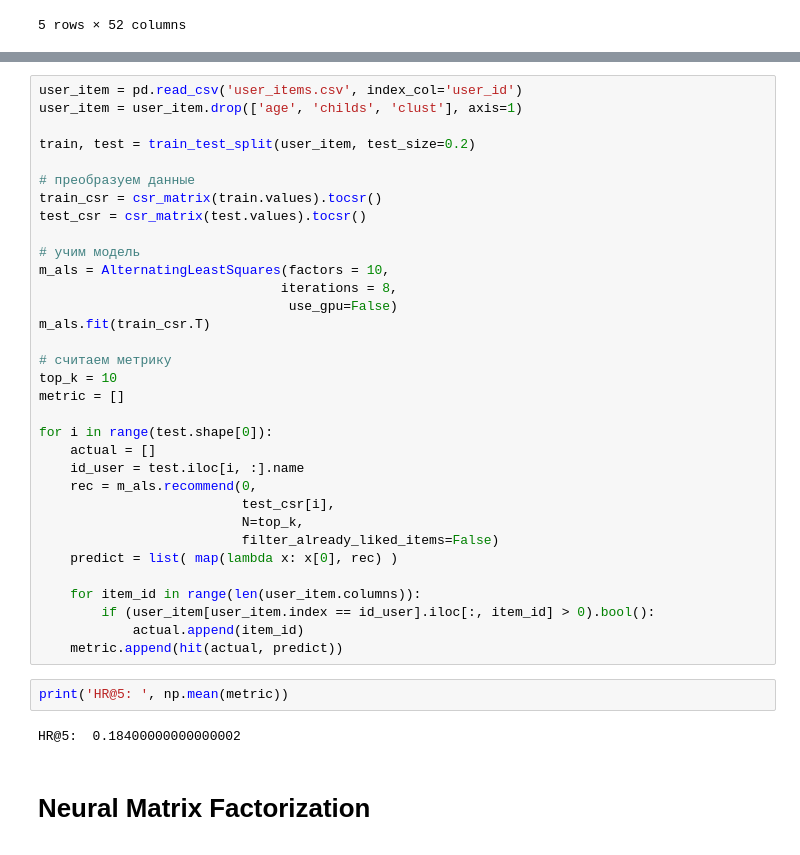
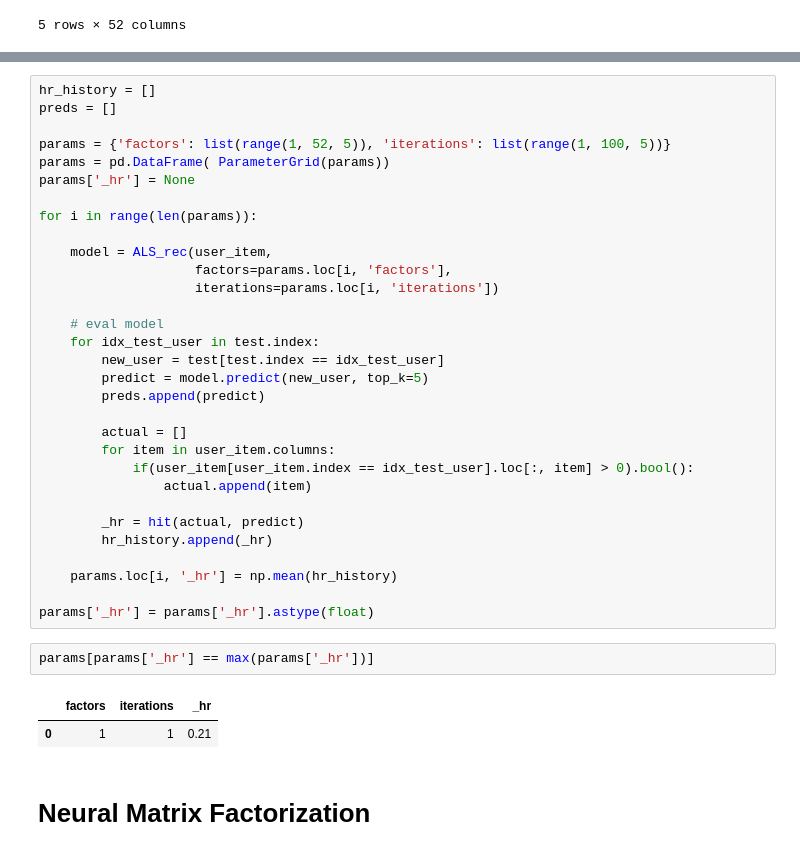
Before and after one commit to not-rdy/trainee, a Jupyter notebook: reports/2/rec_models/rec.ipynb, the cells around one changed output, grey strips where cells are left out. Drawn from its saved outputs; the diff is of its cells as text.

```diff
--- a/reports/2/rec_models/rec.ipynb
+++ b/reports/2/rec_models/rec.ipynb
@@ -717,40 +733,39 @@ WARNING:root:Intel MKL BLAS detected. Its highly recommend to set the environmen
-# %%
-user_item = pd.read_csv('user_items.csv', index_col='user_id')
-user_item = user_item.drop(['age', 'childs', 'clust'], axis=1)
-
-train, test = train_test_split(user_item, test_size=0.2)
-
-# преобразуем данные
-train_csr = csr_matrix(train.values).tocsr()
-test_csr = csr_matrix(test.values).tocsr()
-
-# учим модель
-m_als = AlternatingLeastSquares(factors = 10,
-                               iterations = 8,
-                                use_gpu=False)
-m_als.fit(train_csr.T)
-
-# считаем метрику
-top_k = 10
-metric = []
-
-for i in range(test.shape[0]):
-    actual = []
-    id_user = test.iloc[i, :].name
-    rec = m_als.recommend(0,
-                          test_csr[i],
-                          N=top_k,
-                          filter_already_liked_items=False)
-    predict = list( map(lambda x: x[0], rec) )
-
-    for item_id in range(len(user_item.columns)):
-        if (user_item[user_item.index == id_user].iloc[:, item_id] > 0).bool():
-            actual.append(item_id)
-    metric.append(hit(actual, predict))
-# %%
-print('HR@5: ', np.mean(metric))
-# %% [output]
-HR@5:  0.18400000000000002
+# %%
+hr_history = []
+preds = []
+
+params = {'factors': list(range(1, 52, 5)), 'iterations': list(range(1, 100, 5))}
+params = pd.DataFrame( ParameterGrid(params))
+params['_hr'] = None
+
+for i in range(len(params)):
+
+    model = ALS_rec(user_item,
+                    factors=params.loc[i, 'factors'],
+                    iterations=params.loc[i, 'iterations'])
+
+    # eval model
+    for idx_test_user in test.index:
+        new_user = test[test.index == idx_test_user]
+        predict = model.predict(new_user, top_k=5)
+        preds.append(predict)
+
+        actual = []
+        for item in user_item.columns:
+            if(user_item[user_item.index == idx_test_user].loc[:, item] > 0).bool():
+                actual.append(item)
+
+        _hr = hit(actual, predict)
+        hr_history.append(_hr)
+
+    params.loc[i, '_hr'] = np.mean(hr_history)
+
+params['_hr'] = params['_hr'].astype(float)
+# %%
+params[params['_hr'] == max(params['_hr'])]
+# %% [output]
+|  | factors | iterations | _hr |
+| 0 | 1 | 1 | 0.21 |
 # %% [markdown]
 # Neural Matrix Factorization
 # %%
```
Also changed, not shown: parts of 13 cells of this notebook, 9 other files.
